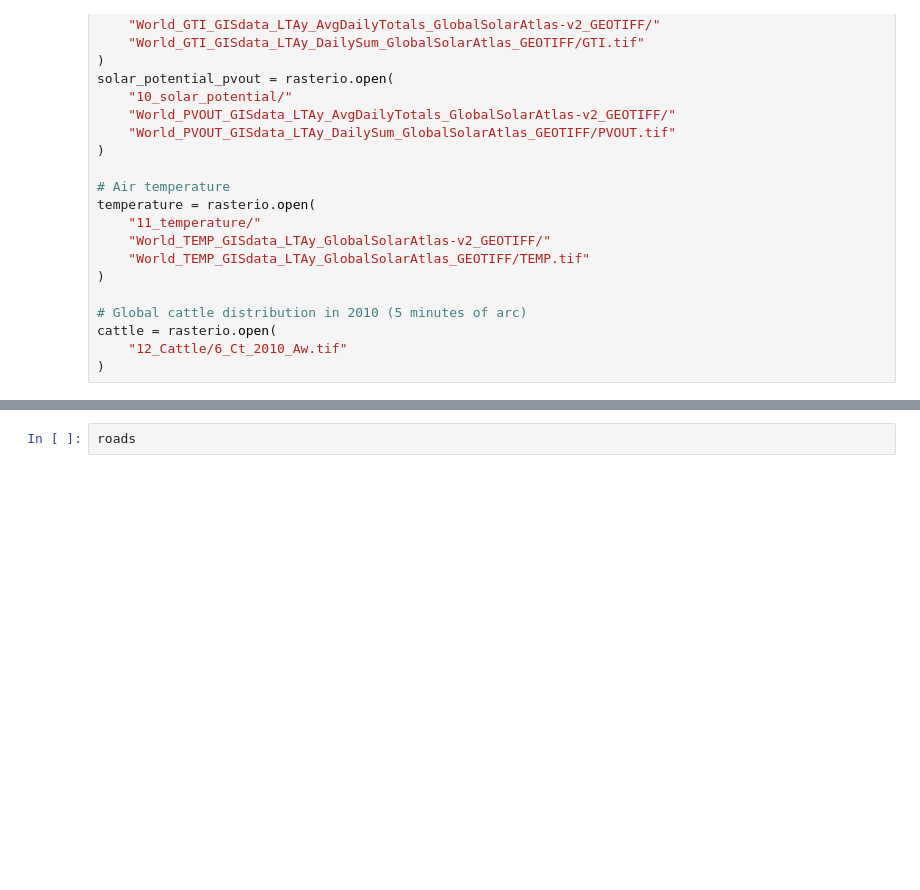
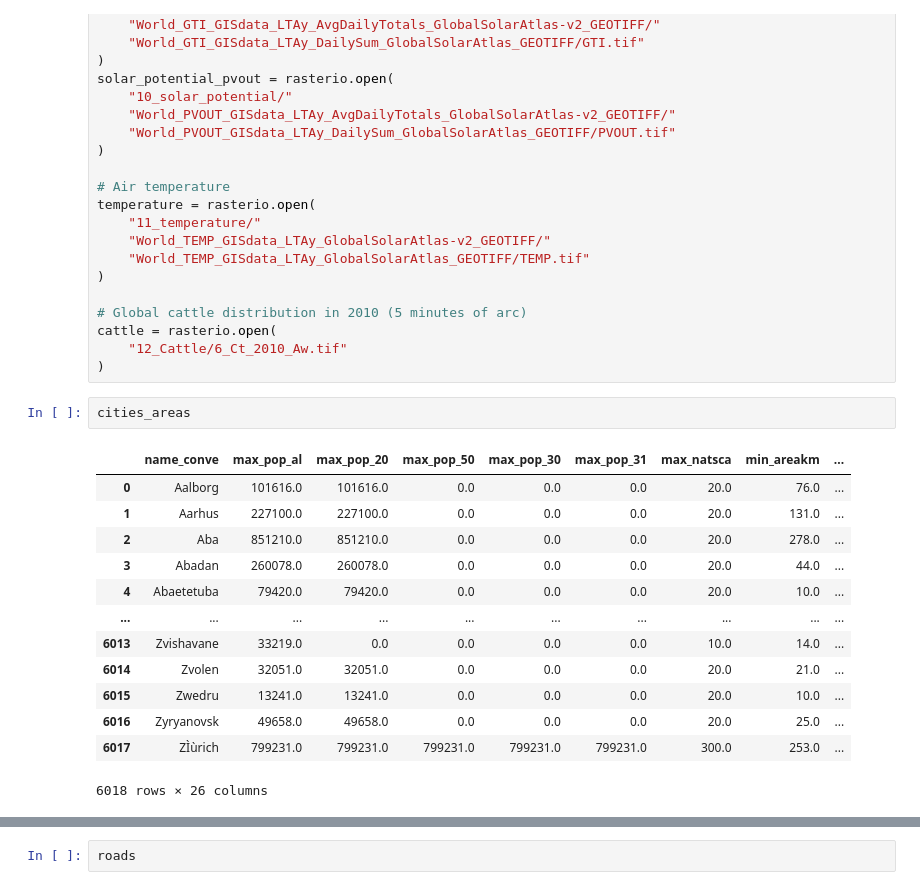
Before and after one commit to mastartseva/mentor_task_1, a Jupyter notebook: task_1_mentor.ipynb, the cells around one changed output, grey strips where cells are left out. Saved outputs shown, nothing was run; the diff lists cells and outputs as text; blank space fills up the shorter version.

```diff
--- a/task_1_mentor.ipynb
+++ b/task_1_mentor.ipynb
@@ -221,3 +221,19 @@ temperature = rasterio.open(
 cattle = rasterio.open(
     "12_Cattle/6_Ct_2010_Aw.tif"
 )
+# %%
+cities_areas
+# %% [output]
+|  | name_conve | max_pop_al | max_pop_20 | max_pop_50 | max_pop_30 | max_pop_31 | max_natsca | min_areakm | ... |
+| 0 | Aalborg | 101616.0 | 101616.0 | 0.0 | 0.0 | 0.0 | 20.0 | 76.0 | ... |
+| 1 | Aarhus | 227100.0 | 227100.0 | 0.0 | 0.0 | 0.0 | 20.0 | 131.0 | ... |
+| 2 | Aba | 851210.0 | 851210.0 | 0.0 | 0.0 | 0.0 | 20.0 | 278.0 | ... |
+| 3 | Abadan | 260078.0 | 260078.0 | 0.0 | 0.0 | 0.0 | 20.0 | 44.0 | ... |
+| 4 | Abaetetuba | 79420.0 | 79420.0 | 0.0 | 0.0 | 0.0 | 20.0 | 10.0 | ... |
+| ... | ... | ... | ... | ... | ... | ... | ... | ... | ... |
+| 6013 | Zvishavane | 33219.0 | 0.0 | 0.0 | 0.0 | 0.0 | 10.0 | 14.0 | ... |
+| 6014 | Zvolen | 32051.0 | 32051.0 | 0.0 | 0.0 | 0.0 | 20.0 | 21.0 | ... |
+| 6015 | Zwedru | 13241.0 | 13241.0 | 0.0 | 0.0 | 0.0 | 20.0 | 10.0 | ... |
+| 6016 | Zyryanovsk | 49658.0 | 49658.0 | 0.0 | 0.0 | 0.0 | 20.0 | 25.0 | ... |
+| 6017 | ZÌùrich | 799231.0 | 799231.0 | 799231.0 | 799231.0 | 799231.0 | 300.0 | 253.0 | ... |
+6018 rows × 26 columns
```
Also changed, not shown: parts of 20 cells of this notebook.
